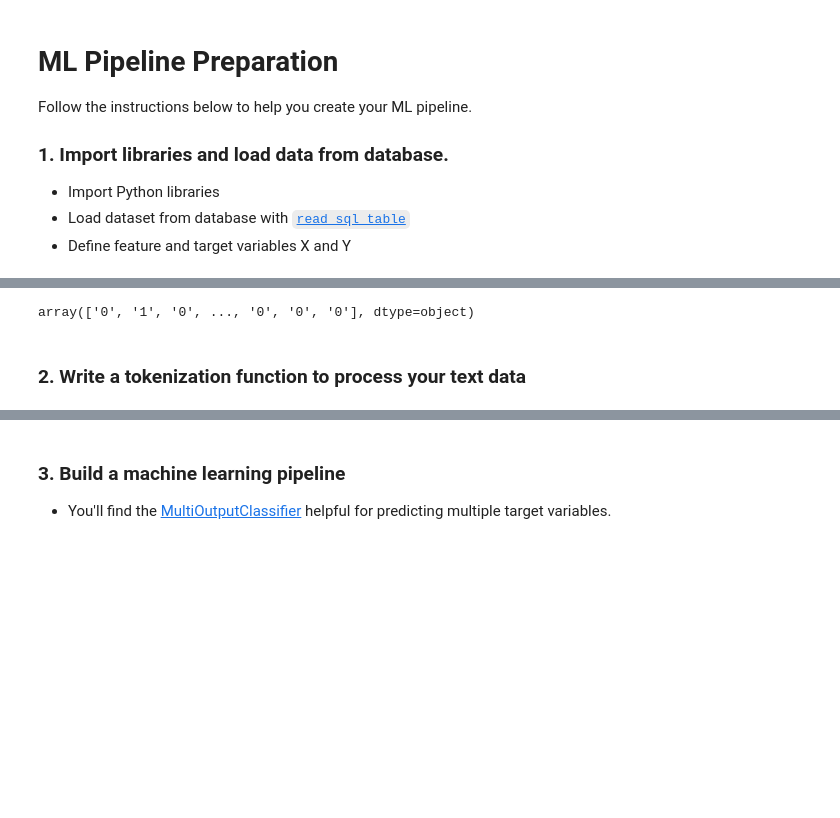
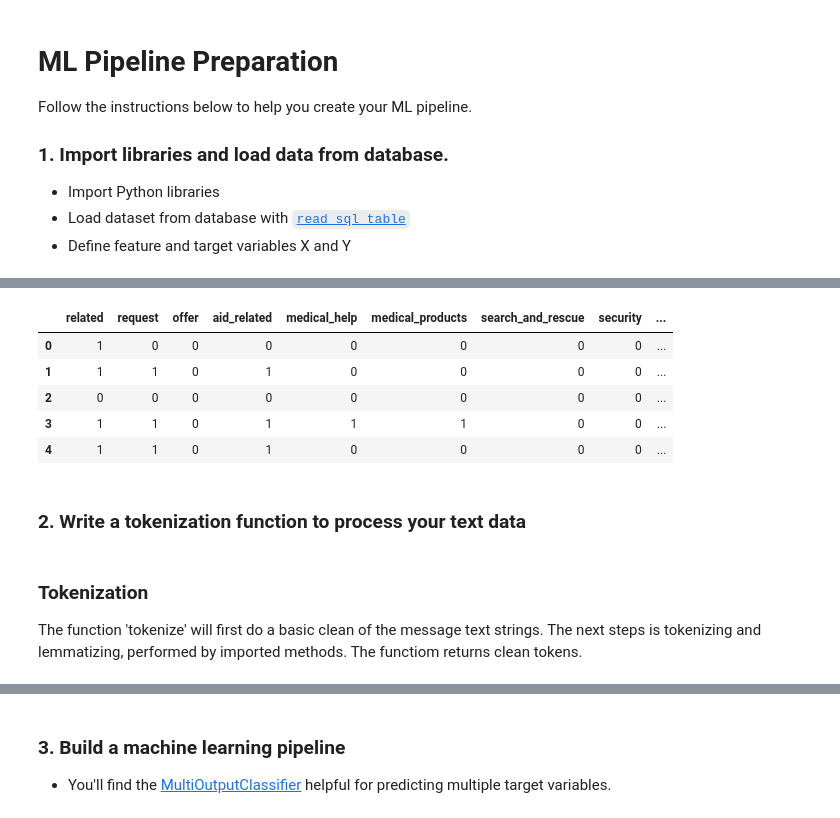
Before and after one commit to alstampe/Disaster-Response, a Jupyter notebook: ML Pipeline Preparation.ipynb, the cells around one changed output, grey strips where cells are left out. Saved outputs shown, nothing was run; the diff lists cells and outputs as text; code cells hidden in the pictures; blank space fills up the shorter version.

```diff
--- a/ML Pipeline Preparation.ipynb
+++ b/ML Pipeline Preparation.ipynb
@@ -58,0 +101,4 @@ Data.head(1)
+# %%
+engine = create_engine('sqlite:///Database.db')
+conn = engine.connect()
+df = pd.read_sql("SELECT * FROM Data", con=conn)
@@ -59,11 +114,23 @@ Data.head(1)
 # %%
 # load data from database
-def load_data():
+def load_data_old():
+#def load_data_old(database_filepath):
     engine = create_engine('sqlite:///Database.db')
     conn = sqlite3.connect('Database.db')
     pd.read_sql('SELECT * FROM Data', con = conn).head()
-    Data=pd.read_sql('SELECT * FROM Data', con = conn)
-    df = Data
+    df=pd.read_sql('SELECT * FROM Data', con = conn)
     X = df.message.values
-    y = df.fire.values
-    return X, y
+    y = df[df.columns[4:]]
+    category_names = list(df.columns)
+
+    return df, X, y, category_names
+# %%
+def load_data():
+    engine = create_engine('sqlite:///Database.db')
+    conn = engine.connect()
+    df = pd.read_sql("SELECT * FROM Data", con=conn)
+    X = df['message']
+    y = df.drop(['id', 'message', 'original', 'genre'], axis = 1)
+    #category_names = list(df.columns)
+    category_names = list(y.columns)
+    return df, X, y, category_names
@@ -70,9 +185,18 @@ def load_data():
 # %%
-y
+y.head()
 # %% [output]
-array(['0', '1', '0', ..., '0', '0', '0'], dtype=object)
+|  | related | request | offer | aid_related | medical_help | medical_products | search_and_rescue | security | ... |
+| 0 | 1 | 0 | 0 | 0 | 0 | 0 | 0 | 0 | ... |
+| 1 | 1 | 1 | 0 | 1 | 0 | 0 | 0 | 0 | ... |
+| 2 | 0 | 0 | 0 | 0 | 0 | 0 | 0 | 0 | ... |
+| 3 | 1 | 1 | 0 | 1 | 1 | 1 | 0 | 0 | ... |
+| 4 | 1 | 1 | 0 | 1 | 0 | 0 | 0 | 0 | ... |
 # %% [markdown]
 ### 2. Write a tokenization function to process your text data
+# %% [markdown]
+### Tokenization
+The function 'tokenize' will first do a basic clean of the message text strings.
+The next steps is tokenizing and lemmatizing, performed by imported methods. The functiom returns clean tokens.
 # %%
 def tokenize(text):
 
```
Also changed, not shown: parts of 129 cells of this notebook.
